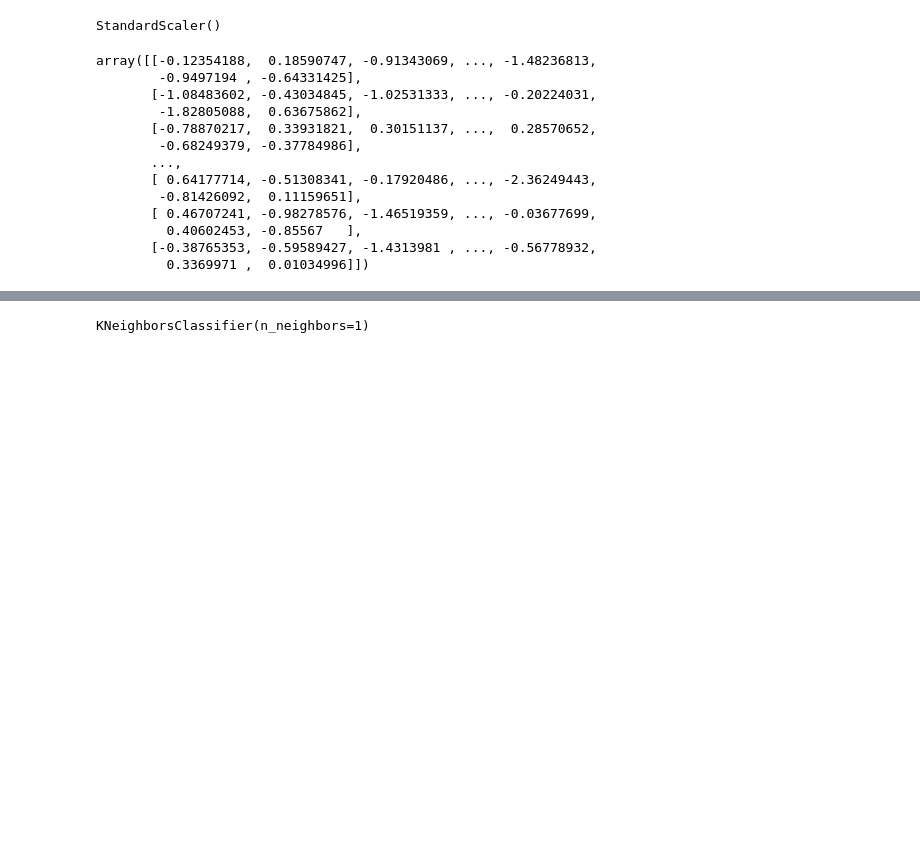
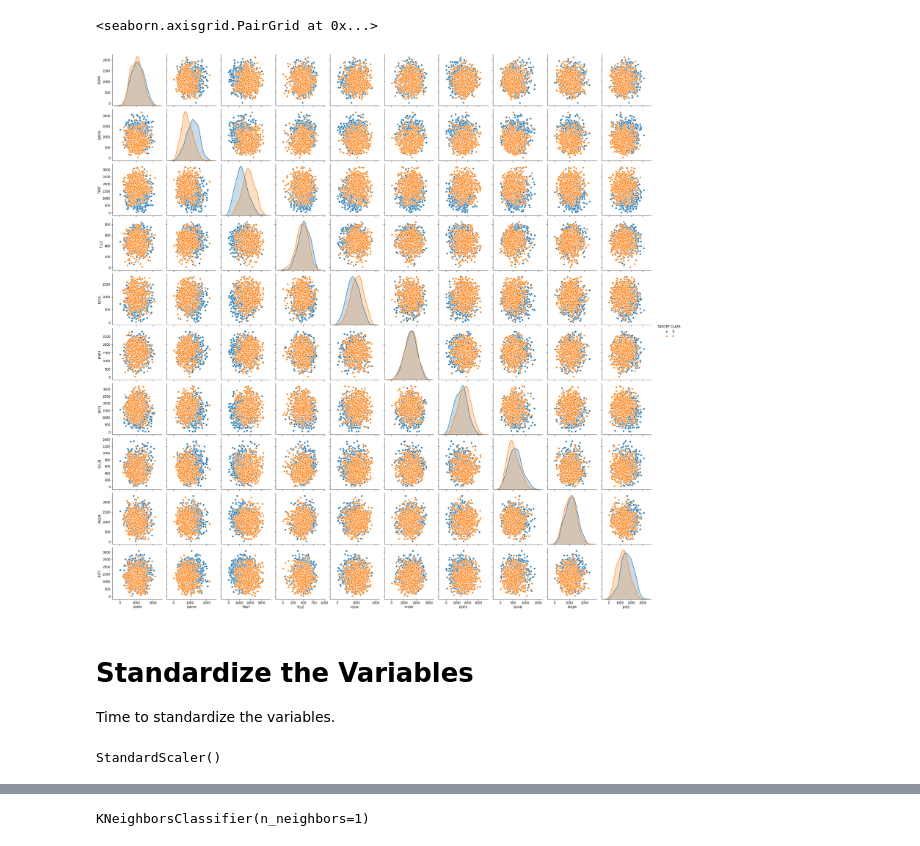
Before and after one commit to Souhib/K-Nearest-Neighbors, a Jupyter notebook: K Nearest Neighbors.ipynb, the cells around one changed output, grey strips where cells are left out. Cells and saved outputs as stored; diff of their text form; code cells hidden in the pictures; blank space fills up the shorter version.

```diff
--- a/K Nearest Neighbors.ipynb
+++ b/K Nearest Neighbors.ipynb
@@ -26,3 +33,12 @@ df
+# %%
+sns.pairplot(df, hue='TARGET CLASS')
+# %% [output]
+<seaborn.axisgrid.PairGrid at 0x...>
+[figure, added]
+# %% [markdown]
+# Standardize the Variables
+
+Time to standardize the variables.
 # %%
 from sklearn.preprocessing import StandardScaler
 # %%
@@ -36,17 +52 @@ scaled_features = scaler.transform(df.drop('TARGET CLASS', axis=1))
-# %%
-scaled_features
-# %% [output]
-array([[-0.12354188,  0.18590747, -0.91343069, ..., -1.48236813,
-        -0.9497194 , -0.64331425],
-       [-1.08483602, -0.43034845, -1.02531333, ..., -0.20224031,
-        -1.82805088,  0.63675862],
-       [-0.78870217,  0.33931821,  0.30151137, ...,  0.28570652,
-        -0.68249379, -0.37784986],
-       ...,
-       [ 0.64177714, -0.51308341, -0.17920486, ..., -2.36249443,
-        -0.81426092,  0.11159651],
-       [ 0.46707241, -0.98278576, -1.46519359, ..., -0.03677699,
-         0.40602453, -0.85567   ],
-       [-0.38765353, -0.59589427, -1.4313981 , ..., -0.56778932,
-         0.3369971 ,  0.01034996]])
 # %%
```
Also changed, not shown: parts of 25 cells of this notebook.
